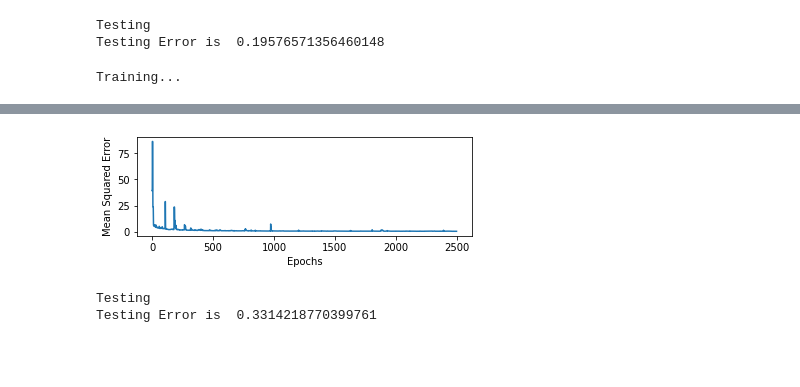
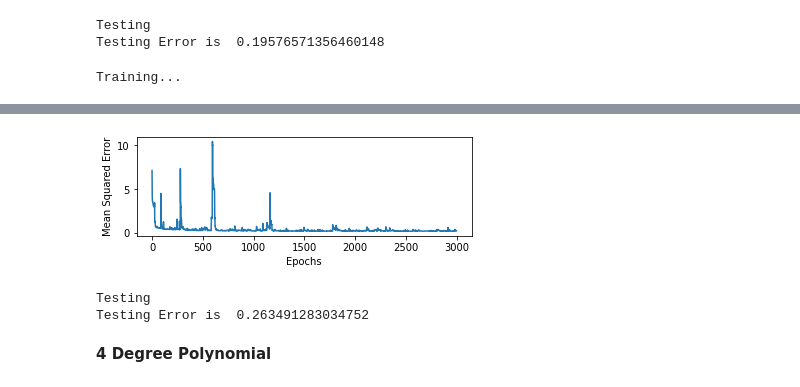
Before and after one commit to vineet891/FODS-Assignment, a Jupyter notebook: Assignment1/FODS_A1_a.ipynb, the cells around one changed output, grey strips where cells are left out. Saved outputs shown, nothing was run; the diff lists cells and outputs as text; code cells hidden in the pictures; blank space fills up the shorter version.

```diff
--- a/Assignment1/FODS_A1_a.ipynb
+++ b/Assignment1/FODS_A1_a.ipynb
@@ -378,5 +420,5 @@ Testing Error is  0.19576571356460148
 # %%
 SGD3 = Regression(x_train_trans_3, x_test_trans_3, train_y, test_y)
-SGD3.fit(x_train_trans_3, train_y,epochs = 2500, learning='SGD', learning_rate=0.01)
+SGD3.fit(x_train_trans_3, train_y,epochs = 3000, learning='SGD', learning_rate=0.01)
 # %% [output]
 Training...
@@ -400,3 +442,3 @@ Epoch: 2450 Loss: 0.3680760139001832
-[figure, old version]
+[figure, new version]
 Testing
-Testing Error is  0.3314218770399761
+Testing Error is  0.263491283034752
@@ -402,0 +449,2 @@ Testing Error is  0.3314218770399761
+# %% [markdown]
+**4 Degree Polynomial**
```
Also changed, not shown: parts of 18 cells of this notebook.
